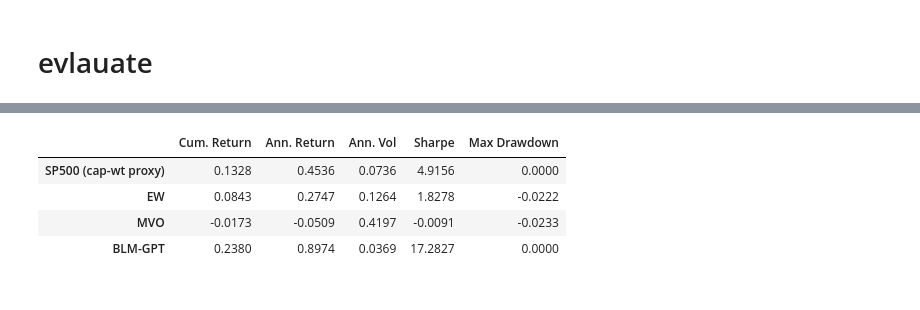
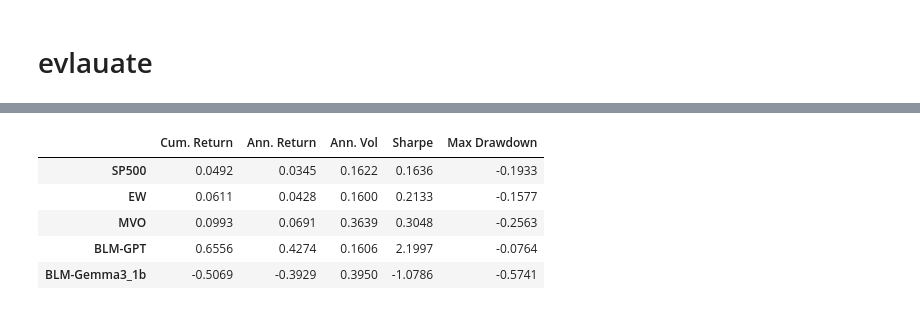
Before and after one commit to Alexis-Perron/ESSAI-BLM-LLM, a Jupyter notebook: portfolio_weight_plot.ipynb, the cells around one changed output, grey strips where cells are left out. Drawn from its saved outputs; the diff is of its cells as text; code cells hidden in the pictures.

```diff
--- a/portfolio_weight_plot.ipynb
+++ b/portfolio_weight_plot.ipynb
@@ -307,21 +335,21 @@ gpt_results.head()
 # %%
 """
-GPT portfolio returns (generated by calculate_llm_returns.py)
+Gemma3 1B portfolio returns (generated by calculate_llm_returns.py)
 """
 import glob
 import pandas as pd
 
 tau = 0.025
 
-candidates = sorted(glob.glob(f"results/gpt_black_litterman_returns_tau_{tau}_2021_*.csv"))
+candidates = sorted(glob.glob(f"results/gemma3_1b_black_litterman_returns_tau_{tau}_*.csv"))
 if not candidates:
-    candidates = sorted(glob.glob(f"results/gpt_black_litterman_returns_tau_{tau}.csv"))
+    candidates = sorted(glob.glob(f"results/gemma3_1b_black_litterman_returns_tau_{tau}.csv"))
 
 if not candidates:
-    raise FileNotFoundError("Could not find GPT returns CSV in results/. Run calculate_llm_returns.py first.")
+    raise FileNotFoundError("Could not find Gemma3_1b returns CSV in results/. Run calculate_llm_returns.py first.")
 
-gpt_returns_path = candidates[-1]
-print("Using:", gpt_returns_path)
-gpt_returns = pd.read_csv(gpt_returns_path)
-gpt_returns.head()
+gemma_returns_path = candidates[-1]
+print("Using:", gemma_returns_path)
+gemma_returns = pd.read_csv(gemma_returns_path)
+gemma_returns.head()
 # %% [output]
@@ -410,7 +449,6 @@ def _standardize_returns(df: pd.DataFrame, name: str) -> pd.Series:
     elif "Date" in df.columns:
         dt = pd.to_datetime(df["Date"], errors="coerce")
     elif "ym" in df.columns:
-        # ym like '2021-02' -> 2021-02-01
         dt = pd.to_datetime(df["ym"].astype(str) + "-01", errors="coerce")
     else:
         raise ValueError(f"{name}: could not find a date column in {list(df.columns)}")
@@ -418,38 +456,42 @@ def _standardize_returns(df: pd.DataFrame, name: str) -> pd.Series:
     if "Portfolio_Return" not in df.columns:
         raise ValueError(f"{name}: missing 'Portfolio_Return' column")
 
-    # FORCE month-start to make intersections work across sources
-    dt = dt.dt.to_period("M").dt.to_timestamp()
-
     s = pd.Series(pd.to_numeric(df["Portfolio_Return"], errors="coerce").values, index=dt)
     s = s.dropna()
+
+    # Normalize to month start
+    s.index = s.index.to_period("M").to_timestamp()
+
+    # Deduplicate and sort
     s = s[~s.index.duplicated(keep="last")].sort_index()
-
-    # Debug (optional, but useful)
-    print(f"{name}: n={len(s)}, [{s.index.min()} .. {s.index.max()}]")
     return s
 
 def _infer_periods_per_year(index: pd.DatetimeIndex) -> int:
-    return 12  # ici on sait que c’est mensuel
+    # For monthly series
+    return 12
 
 # Build return series
 r_sp500 = _standardize_returns(sp500_proxy, "SP500 proxy")
 r_ew    = _standardize_returns(equal_weighted_portfolio_returns, "EW")
 r_mvo   = _standardize_returns(optimized_portfolio_returns, "MVO")
 r_gpt   = _standardize_returns(gpt_returns, "BLM-GPT")
+r_gemma = _standardize_returns(gemma_returns, "BLM-Gemma3_1b")
 
 # Align by common dates
-common_idx = r_sp500.index.intersection(r_ew.index).intersection(r_mvo.index).intersection(r_gpt.index)
+common_idx = r_sp500.index.intersection(r_ew.index).intersection(r_mvo.index).intersection(r_gpt.index).intersection(r_gemma.index)
+
 r_sp500 = r_sp500.loc[common_idx]
 r_ew    = r_ew.loc[common_idx]
 r_mvo   = r_mvo.loc[common_idx]
 r_gpt   = r_gpt.loc[common_idx]
+r_gemma = r_gemma.loc[common_idx]
 
 portfolios = {
-    "SP500 (cap-wt proxy)": r_sp500,
+    "SP500": r_sp500,
     "EW": r_ew,
     "MVO": r_mvo,
     "BLM-GPT": r_gpt,
+    "BLM-Gemma3_1b": r_gemma,
 }
 
 ppy = _infer_periods_per_year(common_idx)
@@ -487,9 +525,10 @@ BLM-GPT: n=6, [2021-02-01 00:00:00 .. 2021-07-01 00:00:00]
 Periods/year inferred: 12
 |  | Cum. Return | Ann. Return | Ann. Vol | Sharpe | Max Drawdown |
-| SP500 (cap-wt proxy) | 0.1328 | 0.4536 | 0.0736 | 4.9156 | 0.0000 |
-| EW | 0.0843 | 0.2747 | 0.1264 | 1.8278 | -0.0222 |
-| MVO | -0.0173 | -0.0509 | 0.4197 | -0.0091 | -0.0233 |
-| BLM-GPT | 0.2380 | 0.8974 | 0.0369 | 17.2827 | 0.0000 |
+| SP500 | 0.0492 | 0.0345 | 0.1622 | 0.1636 | -0.1933 |
+| EW | 0.0611 | 0.0428 | 0.1600 | 0.2133 | -0.1577 |
+| MVO | 0.0993 | 0.0691 | 0.3639 | 0.3048 | -0.2563 |
+| BLM-GPT | 0.6556 | 0.4274 | 0.1606 | 2.1997 | -0.0764 |
+| BLM-Gemma3_1b | -0.5069 | -0.3929 | 0.3950 | -1.0786 | -0.5741 |
 # %%
 import matplotlib.pyplot as plt
 import matplotlib
```
Also changed, not shown: parts of 18 cells of this notebook, 10 other files.
